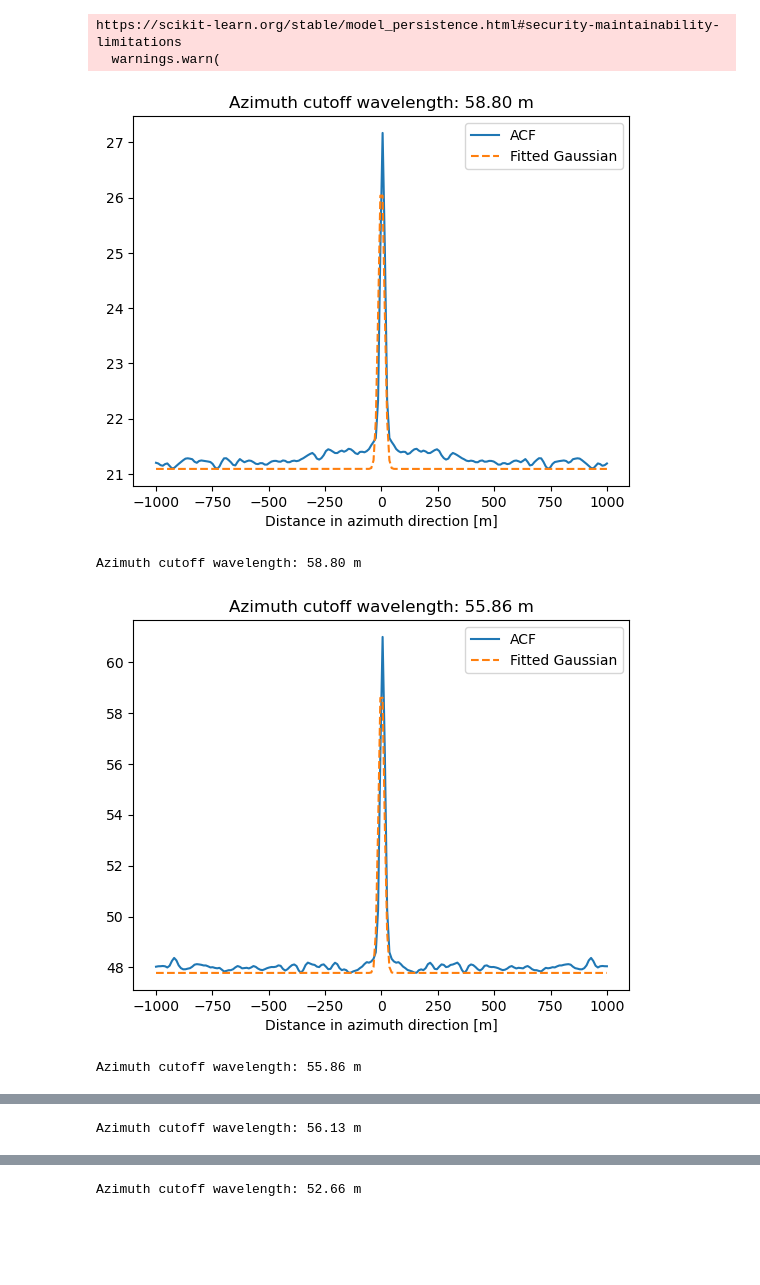
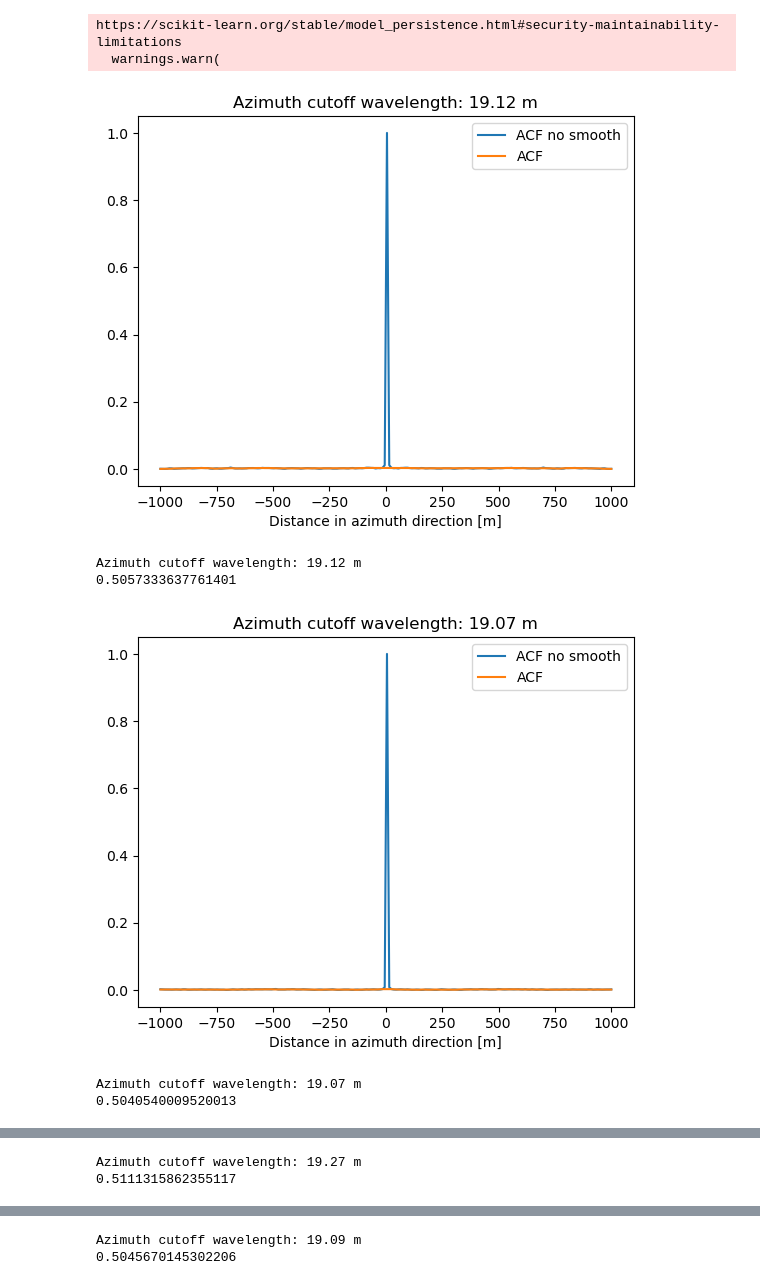
Before and after one commit to SEE-GEO/sarssw, a Jupyter notebook: sar_survey/azimith_cutoff_extraction.ipynb, the cells around one changed output, grey strips where cells are left out. Saved outputs shown, nothing was run; the diff lists cells and outputs as text; code cells hidden in the pictures; blank space fills up the shorter version.

Commit message:
azimuth features

```diff
--- a/sar_survey/azimith_cutoff_extraction.ipynb
+++ b/sar_survey/azimith_cutoff_extraction.ipynb
@@ -61,75 +61,61 @@ def sar_gen(sar_dir, only_center = False, hom = True):
             pred = svc.predict([[graycoprops(glcm, gt)[0, 0] for gt in glcm_types]])[0]
             if pred == (0 if hom else 1):
                 yield v
-# %%
-import numpy as np
-from itertools import islice
-
-for sigma0 in islice(sar_gen(sar_dir), 100):
-    psd = np.abs(np.fft.fft2(sigma0)) ** 2
-    psd = psd.mean(axis=1)
-    acf = np.fft.ifft(psd)
-    acf = np.fft.fftshift(acf)
-    #acf = np.abs(acf)
-    #acf = (acf - np.min(acf)) / (np.max(acf) - np.min(acf))
-
-    #acf = np.convolve(acf, np.ones(7)/7, mode='same')
-
-    plt.plot(acf)
-    #fwhm = 2 * np.sqrt(2 * np.log(2)) * acf.std()
-    fwhm = np.sqrt(2 * np.pi * acf.std())
-
-    # Print the approximated azimuth cutoff wavelength
-    print(f"Azimuth cutoff wavelength = {fwhm:.5f}")
 # %%
 import numpy as np
 from itertools import islice
 import scipy.signal
 import scipy.optimize
 
-def gaussian(x, amplitude, lambda_c):
+def gaussian(x, lambda_c, amplitude = 1):
     return amplitude * np.exp((-(np.pi ** 2)) * ((x ** 2) / (lambda_c ** 2)))
 
 for sigma0 in islice(sar_gen(sar_dir), 5):
     # Calculate acf with wiener_khinchin:
     # the 2-D PSD is evaluated as the square modulus of the Fourier
     # transform of the VV-polarized uncalibrated intensity image;
+    #np.log10(np.where(sigma0>0.0, sigma0, 1e-300))
     psd = np.abs(np.fft.fft2(sigma0)) ** 2
     # The 1-D azimuth PSD, PSDx, is evaluated by averaging the PSD along the range direction;
     psdx = psd.mean(axis=1)
     # The AACF is obtained by applying the inverse Fourier transform:
     # AACF= 1/n^2 * IFFT(PSDx),
     acf = np.fft.ifft(psdx)
     acf = np.fft.fftshift(acf)
     acf = np.abs(acf)
 
+    # Normalize
+    acf = (acf - acf.min()) / (acf.max() - acf.min())
+
+    acf_no_smooth = acf
     # A smoothing 7 × 1 median filter is applied to the modulus of the
     # azimuth autocorrelation function (AACF) in order to remove the 0-lag contribution.
-    #acf = scipy.signal.medfilt(acf, kernel_size=7)
-
-    # Normalize
-    #acf = (acf - acf.min()) / (acf.max() - acf.min())
+    acf = scipy.signal.medfilt(acf, kernel_size=7)
 
     # meter conversion for the image, since we have a 2kmx2km subimage that is (200, 200)
     # we want from -1000m to 1000m and 200 samples
     x_data = np.linspace(-1000, 1000, 200)
     # Initial guess for Gaussian parameters
-    initial_params = [acf.max() - acf.min(), 200]
+    initial_params = [500]
 
     # Fit the Gaussian function
-    offset_gaussian = lambda *args: gaussian(*args) + acf.min()
-    ps, _ = scipy.optimize.curve_fit(offset_gaussian, x_data, acf, p0=initial_params)
-    lambda_c = ps[1]
+    ps, _ = scipy.optimize.curve_fit(gaussian, x_data, acf_no_smooth, p0=initial_params, method='lm')
+    lambda_c = ps[0]
 
+    plt.plot(x_data, acf_no_smooth, label='ACF no smooth')
     plt.plot(x_data, acf, label='ACF')
-    plt.plot(x_data, offset_gaussian(x_data, *ps), label='Fitted Gaussian', linestyle='--')
+
+    #plt.plot(x_data, gaussian(x_data, *ps), label='Fitted Gaussian', linestyle='--')
     plt.xlabel('Distance in azimuth direction [m]')
     plt.title(f'Azimuth cutoff wavelength: {lambda_c:.2f} m')
     plt.legend()
     plt.show()
     print(f'Azimuth cutoff wavelength: {lambda_c:.2f} m')
+    print(max(gaussian(x_data, *ps)))
 # %% [output]
-[figure, old version]
+[figure, new version]
-Azimuth cutoff wavelength: 58.80 m
+Azimuth cutoff wavelength: 19.12 m
+0.5057333637761401
-[figure, old version]
+[figure, new version]
-Azimuth cutoff wavelength: 55.86 m
+Azimuth cutoff wavelength: 19.07 m
+0.5040540009520013
@@ -137 +123,2 @@ Azimuth cutoff wavelength: 55.86 m
-Azimuth cutoff wavelength: 56.13 m
+Azimuth cutoff wavelength: 19.27 m
+0.5111315862355117
@@ -139 +126,2 @@ Azimuth cutoff wavelength: 56.13 m
-Azimuth cutoff wavelength: 52.66 m
+Azimuth cutoff wavelength: 19.09 m
+0.5045670145302206
```
Also changed, not shown: parts of 20 cells of this notebook, 1 other file.
